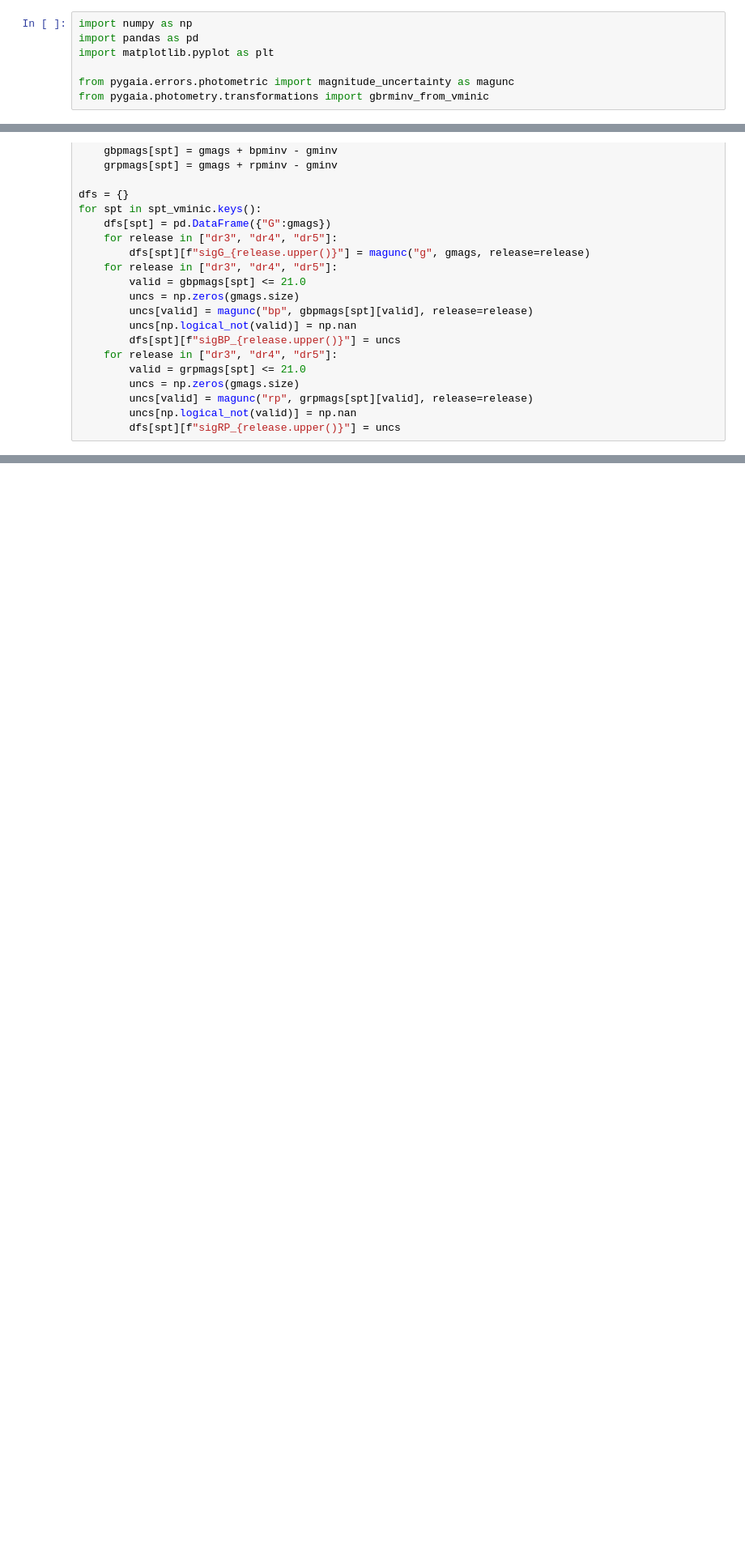
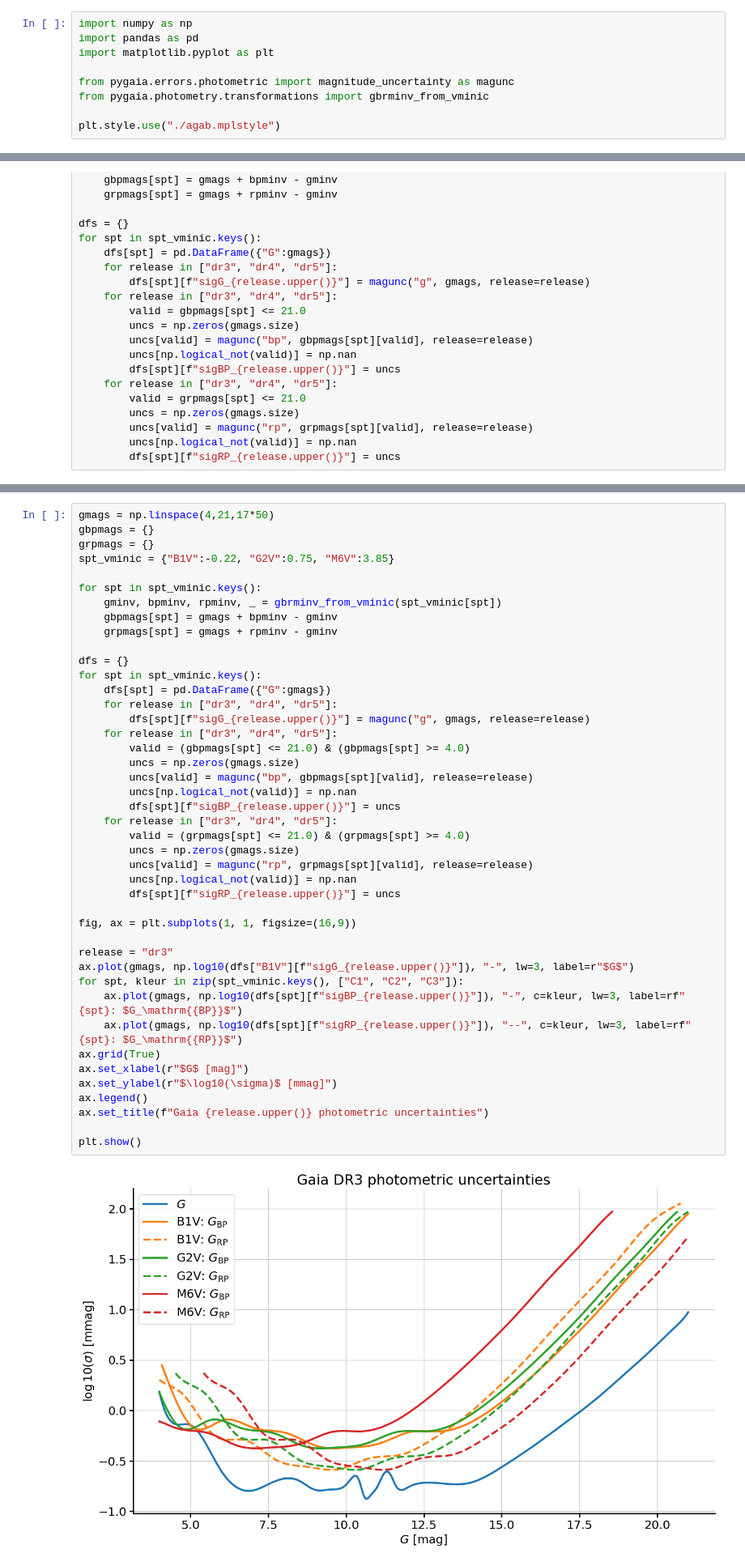
Before and after one commit to agabrown/PyGaia, a Jupyter notebook: examples/PhotometricUncertainties.ipynb, the cells around one changed output, grey strips where cells are left out. Shown at 81% size. Cells and saved outputs as stored; diff of their text form; blank space fills up the shorter version.

Commit message:
code changes for Gaia DR3+ performance simulations finished, more testing and documentation pending

```diff
--- a/examples/PhotometricUncertainties.ipynb
+++ b/examples/PhotometricUncertainties.ipynb
@@ -9,6 +9,8 @@ import matplotlib.pyplot as plt
 
 from pygaia.errors.photometric import magnitude_uncertainty as magunc
 from pygaia.photometry.transformations import gbrminv_from_vminic
+
+plt.style.use("./agab.mplstyle")
 # %% [markdown]
 ## Calculating the uncertainties at fixed $G$ for different spectral types
 
@@ -85,0 +92,45 @@ M6V
+# %%
+gmags = np.linspace(4,21,17*50)
+gbpmags = {}
+grpmags = {}
+spt_vminic = {"B1V":-0.22, "G2V":0.75, "M6V":3.85}
+
+for spt in spt_vminic.keys():
+    gminv, bpminv, rpminv, _ = gbrminv_from_vminic(spt_vminic[spt])
+    gbpmags[spt] = gmags + bpminv - gminv
+    grpmags[spt] = gmags + rpminv - gminv
+
+dfs = {}
+for spt in spt_vminic.keys():
+    dfs[spt] = pd.DataFrame({"G":gmags})
+    for release in ["dr3", "dr4", "dr5"]:
+        dfs[spt][f"sigG_{release.upper()}"] = magunc("g", gmags, release=release)
+    for release in ["dr3", "dr4", "dr5"]:
+        valid = (gbpmags[spt] <= 21.0) & (gbpmags[spt] >= 4.0)
+        uncs = np.zeros(gmags.size)
+        uncs[valid] = magunc("bp", gbpmags[spt][valid], release=release)
+        uncs[np.logical_not(valid)] = np.nan
+        dfs[spt][f"sigBP_{release.upper()}"] = uncs
+    for release in ["dr3", "dr4", "dr5"]:
+        valid = (grpmags[spt] <= 21.0) & (grpmags[spt] >= 4.0)
+        uncs = np.zeros(gmags.size)
+        uncs[valid] = magunc("rp", grpmags[spt][valid], release=release)
+        uncs[np.logical_not(valid)] = np.nan
+        dfs[spt][f"sigRP_{release.upper()}"] = uncs
+
+fig, ax = plt.subplots(1, 1, figsize=(16,9))
+
+release = "dr3"
+ax.plot(gmags, np.log10(dfs["B1V"][f"sigG_{release.upper()}"]), "-", lw=3, label=r"$G$")
+for spt, kleur in zip(spt_vminic.keys(), ["C1", "C2", "C3"]):
+    ax.plot(gmags, np.log10(dfs[spt][f"sigBP_{release.upper()}"]), "-", c=kleur, lw=3, label=rf"{spt}: $G_\mathrm{{BP}}$")
+    ax.plot(gmags, np.log10(dfs[spt][f"sigRP_{release.upper()}"]), "--", c=kleur, lw=3, label=rf"{spt}: $G_\mathrm{{RP}}$")
+ax.grid(True)
+ax.set_xlabel(r"$G$ [mag]")
+ax.set_ylabel(r"$\log10(\sigma)$ [mmag]")
+ax.legend()
+ax.set_title(f"Gaia {release.upper()} photometric uncertainties")
+
+plt.show()
+# %% [output]
+[figure, added]
```
Also changed, not shown: parts of 6 cells of this notebook, 10 other files.
